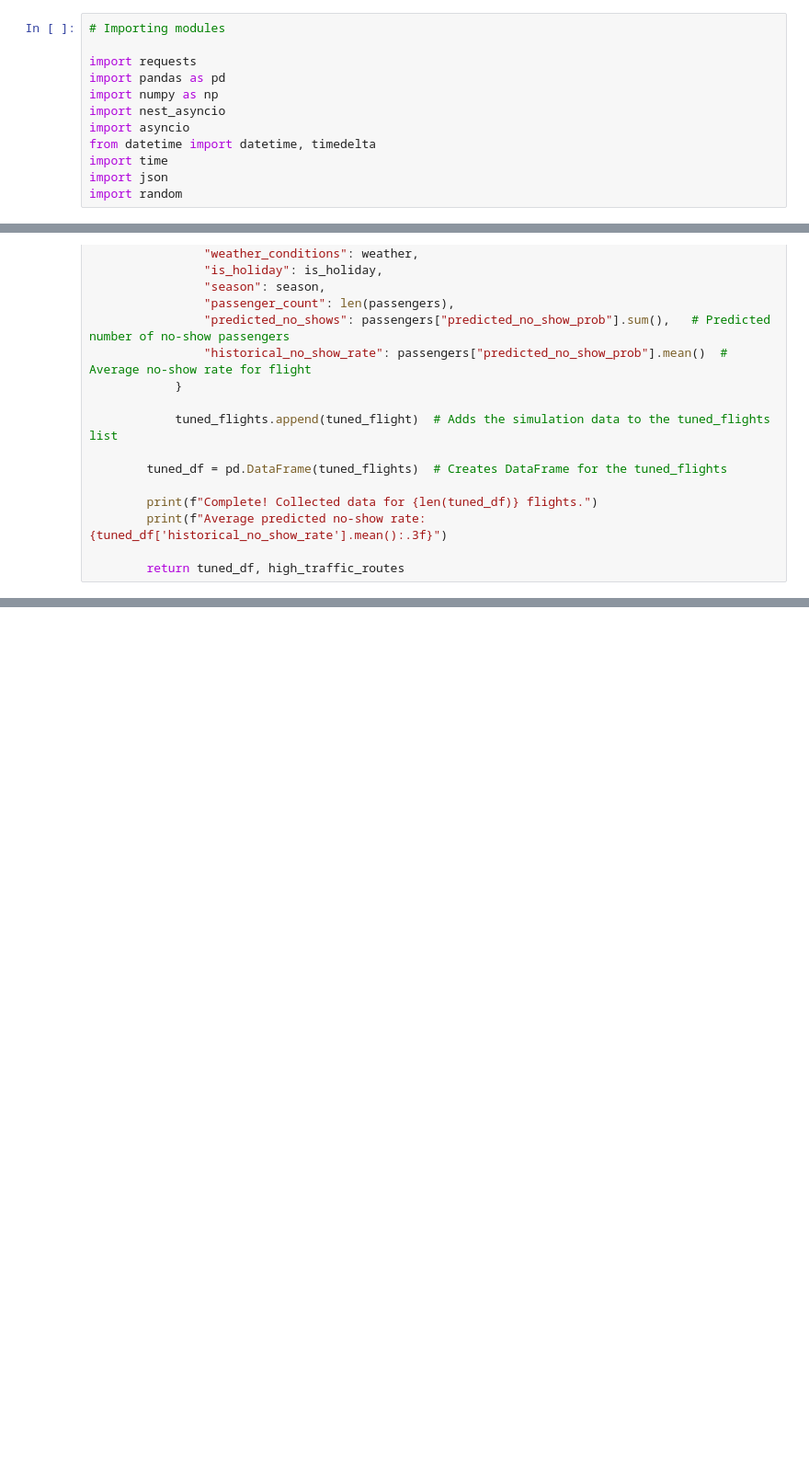
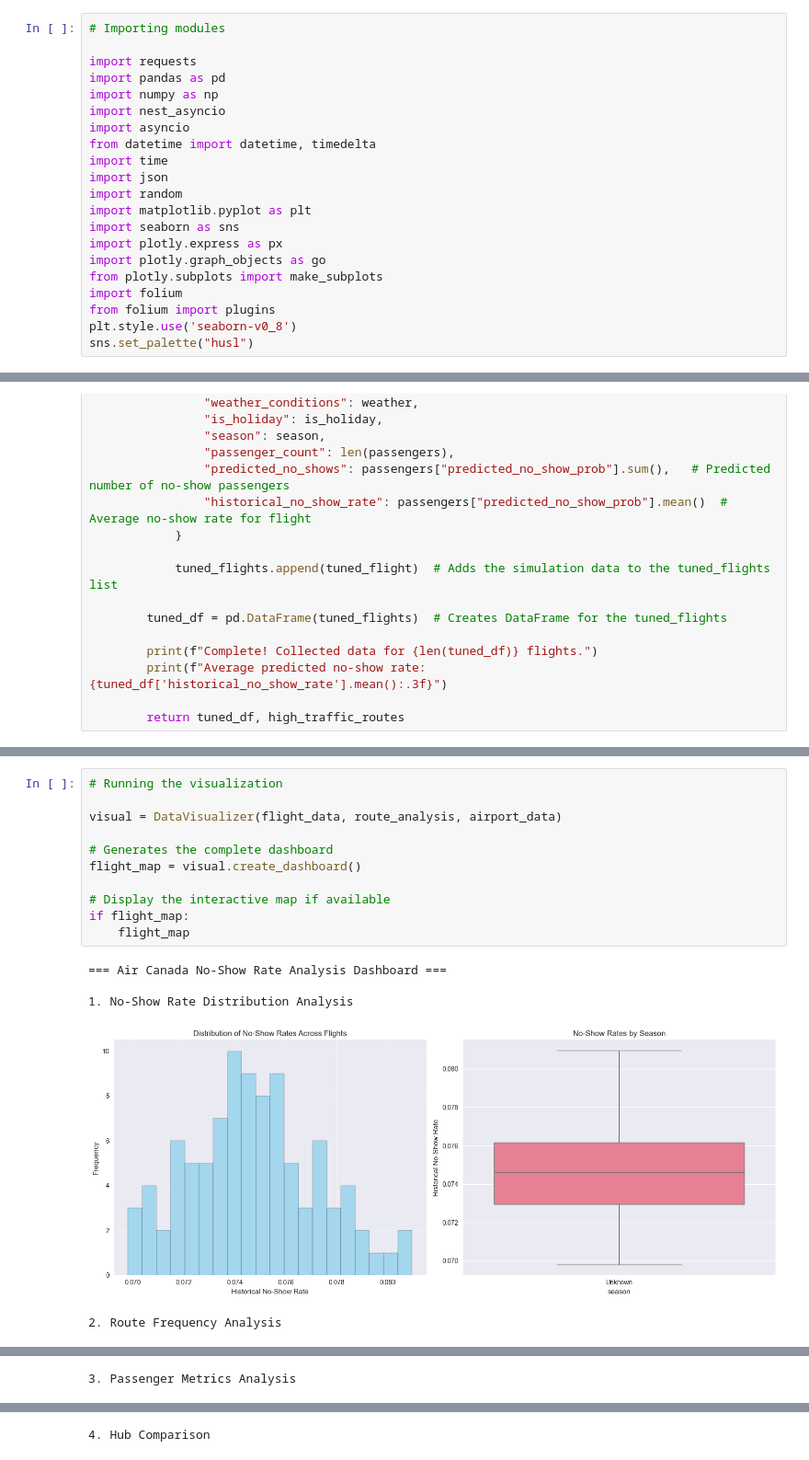
Before and after one commit to fahim-ysr/Air-Canada-No-Show-Rate-Analysis, a Jupyter notebook: Analysis.ipynb, the cells around one changed output, grey strips where cells are left out. Shown: that part at 92% size. Cells and saved outputs as stored; diff of their text form; blank space fills up the shorter version.

Commit message:
Created Data Visualization | Distribution of predicted no-show rates, Top 10 flight routes by frequency, passenger count vs predicted no-shows and comparison between major hubs

```diff
--- a/Analysis.ipynb
+++ b/Analysis.ipynb
@@ -16,6 +16,15 @@ from datetime import datetime, timedelta
 import time
 import json
 import random
+import matplotlib.pyplot as plt
+import seaborn as sns
+import plotly.express as px
+import plotly.graph_objects as go
+from plotly.subplots import make_subplots
+import folium
+from folium import plugins
+plt.style.use('seaborn-v0_8')
+sns.set_palette("husl")
 # %%
 # Setting up OpenSky
 
@@ -381,0 +567,17 @@ AC878: 1 flights observed.
+# %%
+# Running the visualization
+
+visual = DataVisualizer(flight_data, route_analysis, airport_data)
+
+# Generates the complete dashboard
+flight_map = visual.create_dashboard()
+
+# Display the interactive map if available
+if flight_map:
+    flight_map
+# %% [output]
+=== Air Canada No-Show Rate Analysis Dashboard ===
+
+1. No-Show Rate Distribution Analysis
+[figure, added]
+2. Route Frequency Analysis
@@ -381,0 +585 @@ AC878: 1 flights observed.
+3. Passenger Metrics Analysis
@@ -381,0 +587 @@ AC878: 1 flights observed.
+4. Hub Comparison
```
Also changed, not shown: parts of 6 cells of this notebook, 1 other file.
